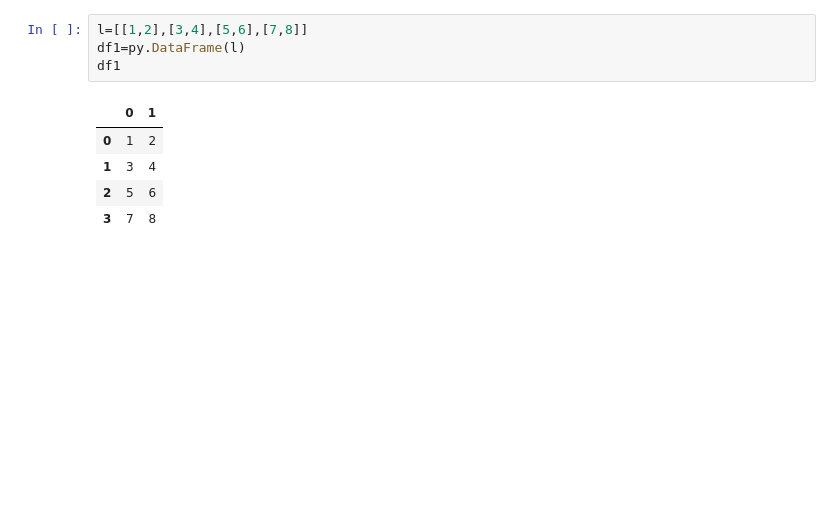
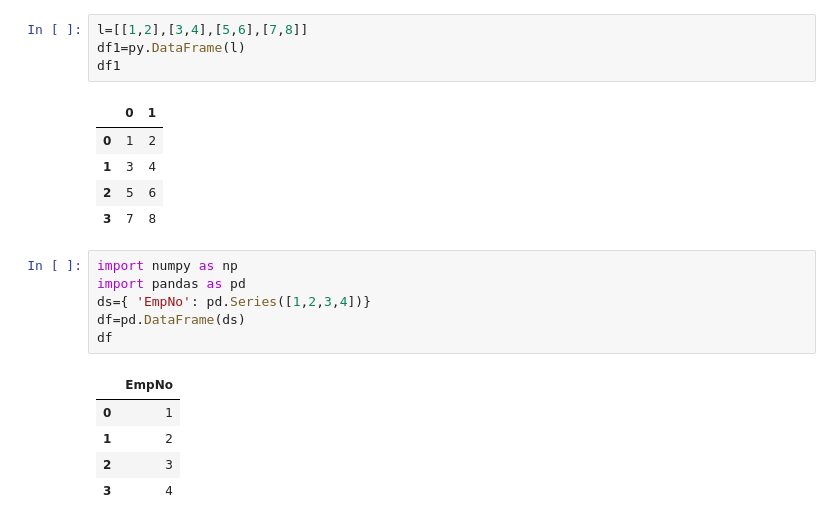
Before and after one commit to monishvarghesejoshy/emanzon, a Jupyter notebook: try.ipynb, the cells around one changed output. Drawn from its saved outputs; the diff is of its cells as text; blank space fills up the shorter version.

```diff
--- a/try.ipynb
+++ b/try.ipynb
@@ -304,3 +304,15 @@ df1
 | 1 | 3 | 4 |
 | 2 | 5 | 6 |
 | 3 | 7 | 8 |
+# %%
+import numpy as np
+import pandas as pd
+ds={ 'EmpNo': pd.Series([1,2,3,4])}
+df=pd.DataFrame(ds)
+df
+# %% [output]
+|  | EmpNo |
+| 0 | 1 |
+| 1 | 2 |
+| 2 | 3 |
+| 3 | 4 |
```
Also changed, not shown: parts of 2 cells of this notebook.
